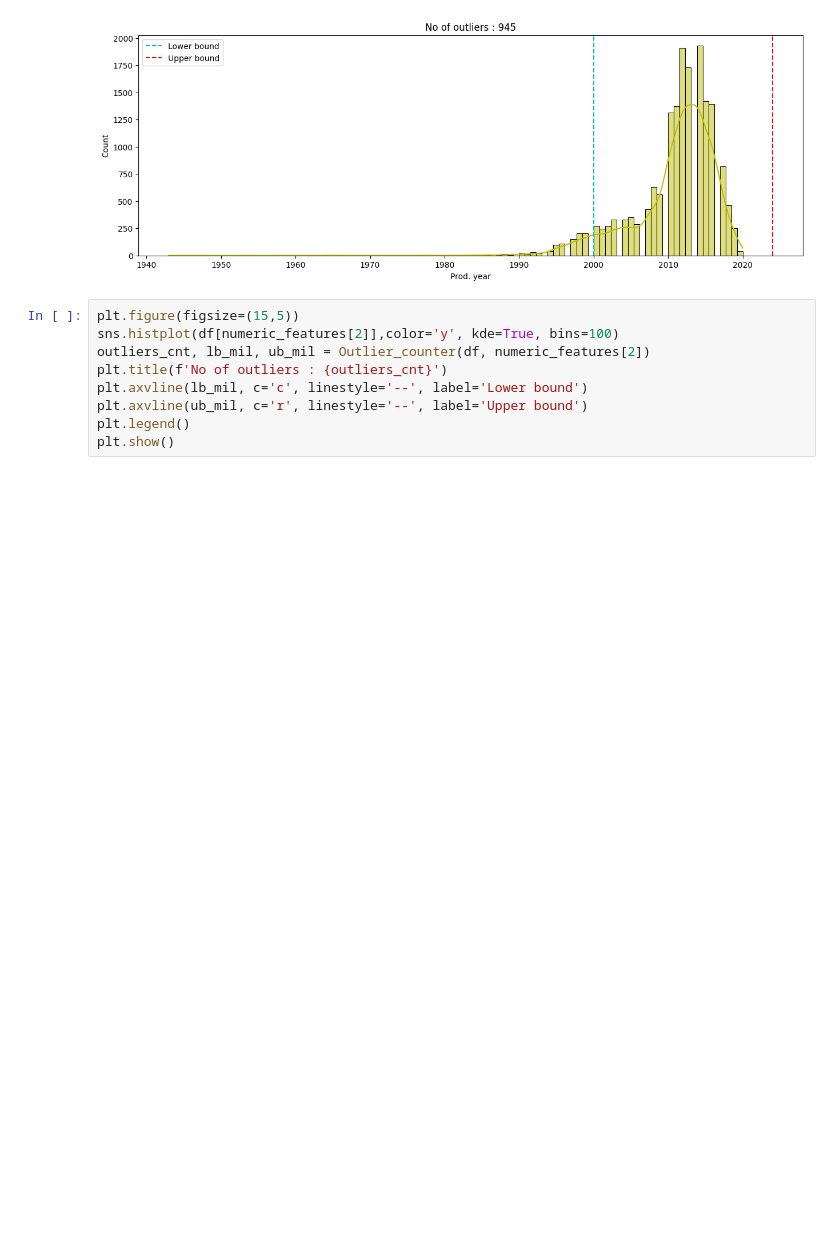
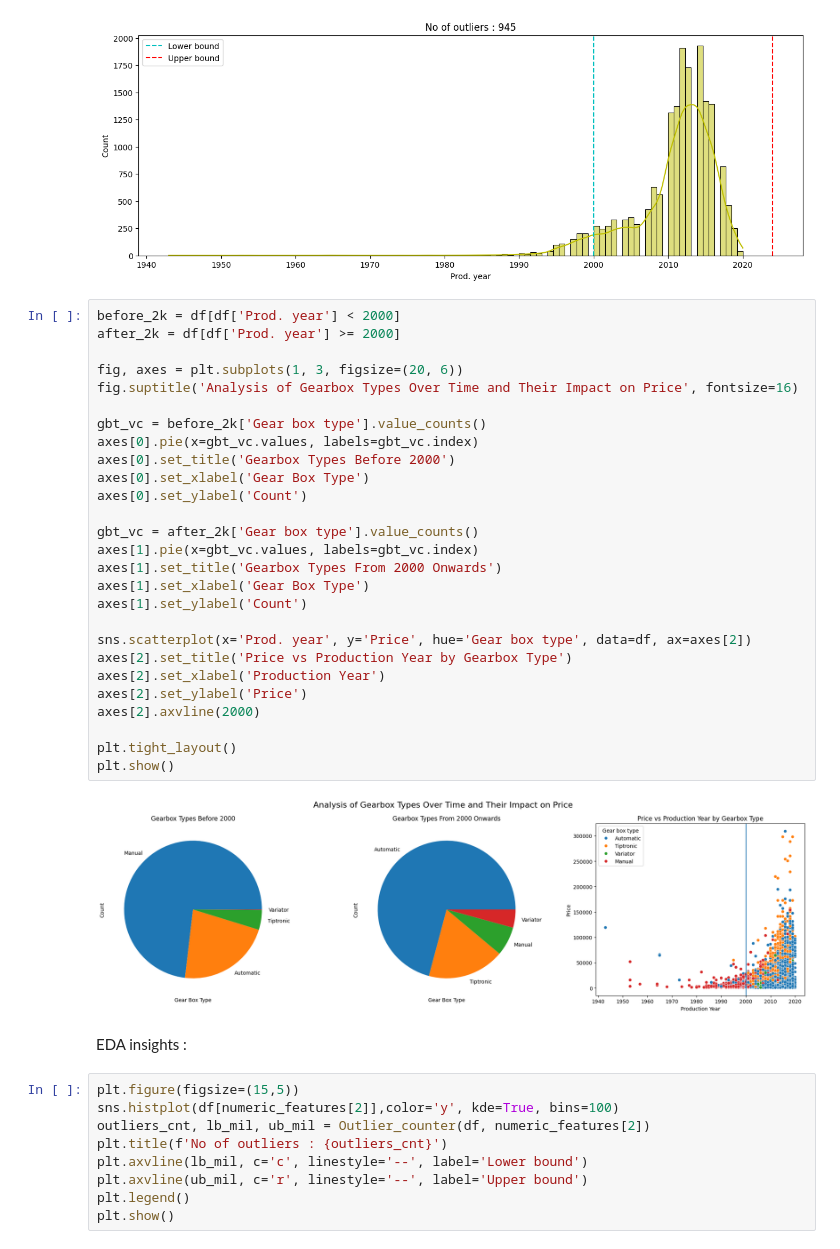
Before and after one commit to Sharkytony/Used-Car-Price-Prediction-Project, a Jupyter notebook: main.ipynb, the cells around one changed output. Drawn from its saved outputs; the diff is of its cells as text; blank space fills up the shorter version.

```diff
--- a/main.ipynb
+++ b/main.ipynb
@@ -531,6 +603,37 @@ plt.legend()
 plt.show()
 # %% [output]
 [figure]
+# %%
+before_2k = df[df['Prod. year'] < 2000]
+after_2k = df[df['Prod. year'] >= 2000]
+
+fig, axes = plt.subplots(1, 3, figsize=(20, 6))
+fig.suptitle('Analysis of Gearbox Types Over Time and Their Impact on Price', fontsize=16)
+
+gbt_vc = before_2k['Gear box type'].value_counts()
+axes[0].pie(x=gbt_vc.values, labels=gbt_vc.index)
+axes[0].set_title('Gearbox Types Before 2000')
+axes[0].set_xlabel('Gear Box Type')
+axes[0].set_ylabel('Count')
+
+gbt_vc = after_2k['Gear box type'].value_counts()
+axes[1].pie(x=gbt_vc.values, labels=gbt_vc.index)
+axes[1].set_title('Gearbox Types From 2000 Onwards')
+axes[1].set_xlabel('Gear Box Type')
+axes[1].set_ylabel('Count')
+
+sns.scatterplot(x='Prod. year', y='Price', hue='Gear box type', data=df, ax=axes[2])
+axes[2].set_title('Price vs Production Year by Gearbox Type')
+axes[2].set_xlabel('Production Year')
+axes[2].set_ylabel('Price')
+axes[2].axvline(2000)
+
+plt.tight_layout()
+plt.show()
+# %% [output]
+[figure, added]
+# %% [markdown]
+EDA insights :
 # %%
 plt.figure(figsize=(15,5))
 sns.histplot(df[numeric_features[2]],color='y', kde=True, bins=100)
```
Also changed, not shown: parts of 23 cells of this notebook.
